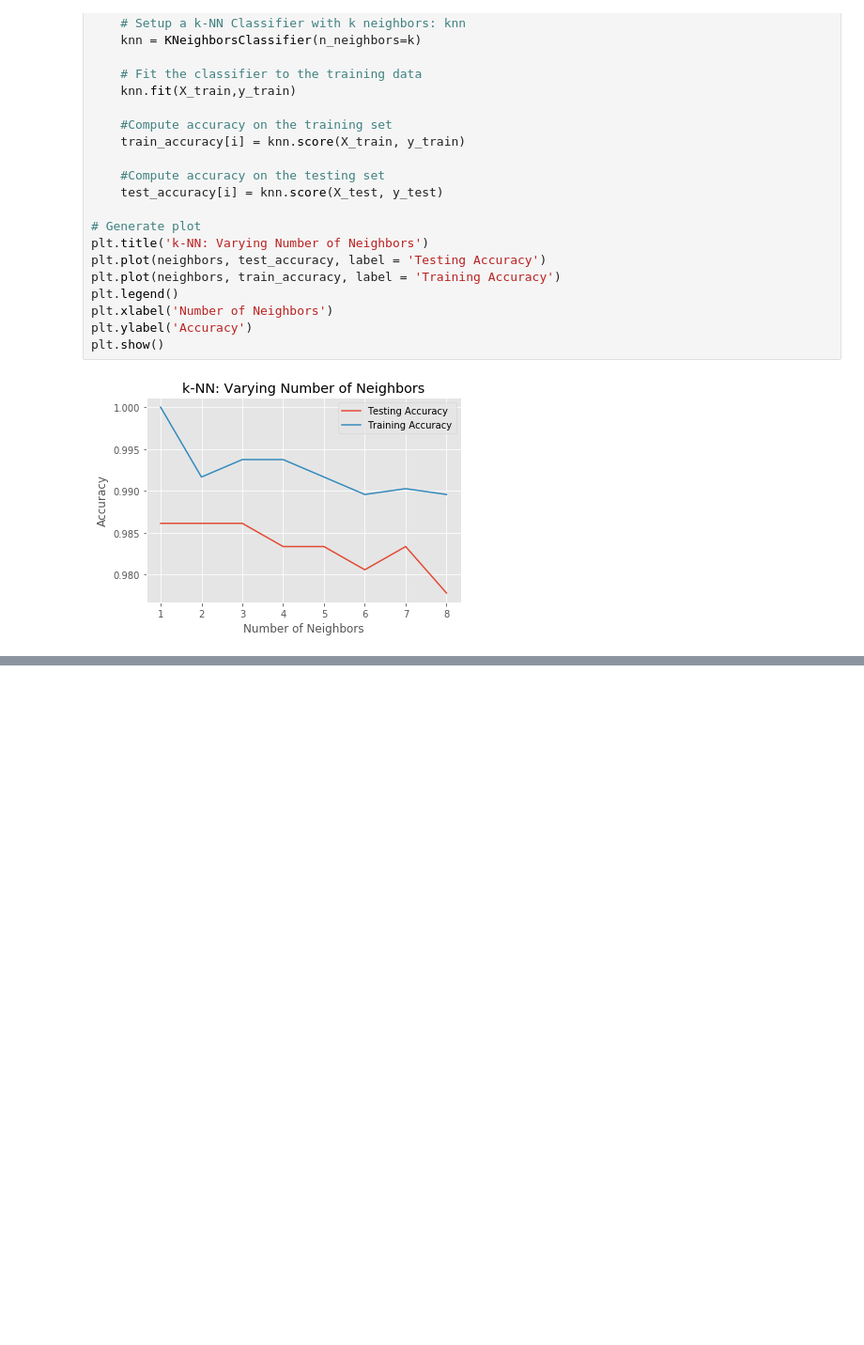
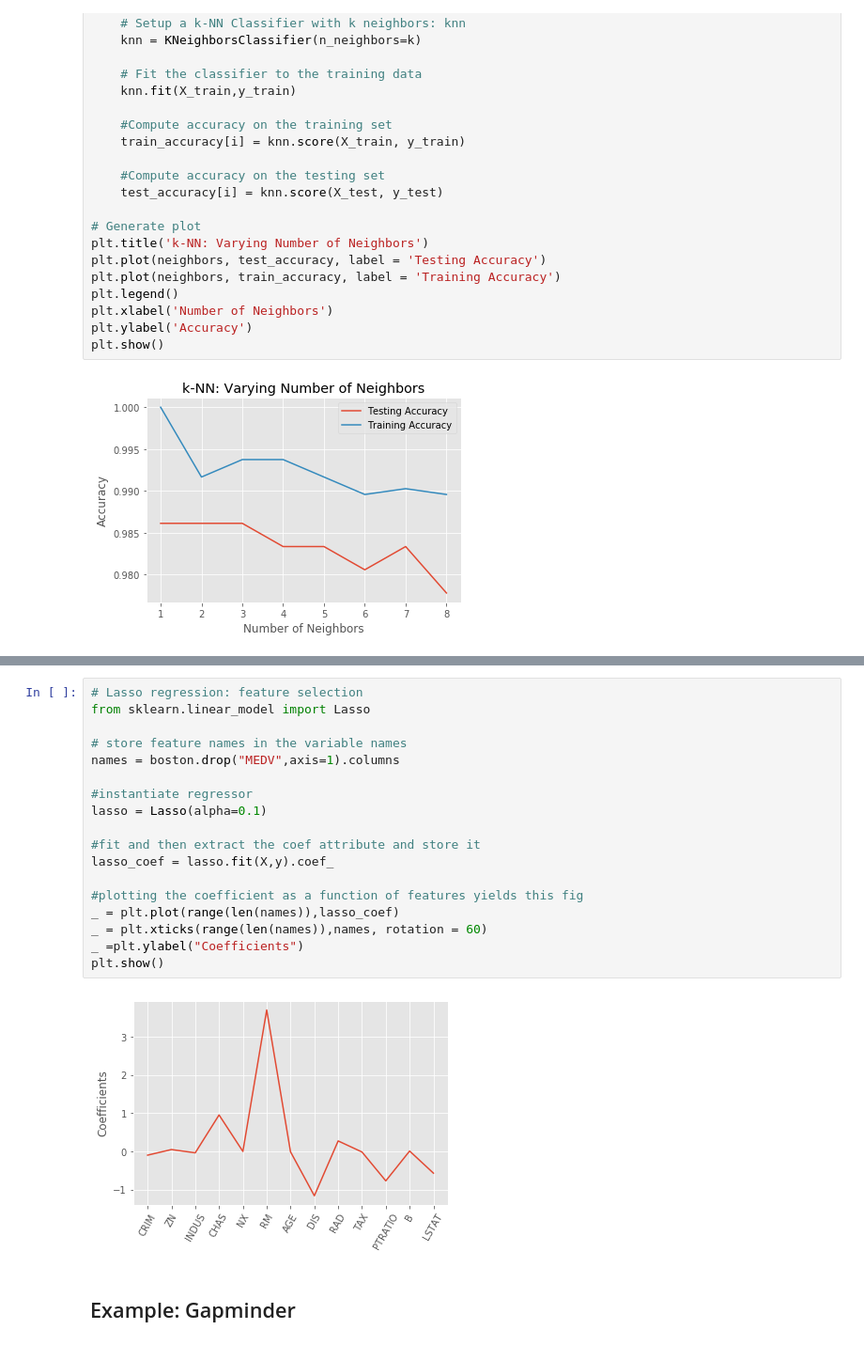
Before and after one commit to etherion-1337/Machine_Learning_basics, a Jupyter notebook: python_scikit_learn.ipynb, the cells around one changed output, grey strips where cells are left out. Shown: that part at 94% size. Saved outputs shown, nothing was run; the diff lists cells and outputs as text; blank space fills up the shorter version.

```diff
--- a/python_scikit_learn.ipynb
+++ b/python_scikit_learn.ipynb
@@ -321,0 +507,22 @@ FileNotFoundError: [Errno 2] File b'../data/boston.csv' does not exist: b'../dat
+# %%
+# Lasso regression: feature selection
+from sklearn.linear_model import Lasso
+
+# store feature names in the variable names
+names = boston.drop("MEDV",axis=1).columns
+
+#instantiate regressor
+lasso = Lasso(alpha=0.1)
+
+#fit and then extract the coef attribute and store it
+lasso_coef = lasso.fit(X,y).coef_
+
+#plotting the coefficient as a function of features yields this fig
+_ = plt.plot(range(len(names)),lasso_coef)
+_ = plt.xticks(range(len(names)),names, rotation = 60)
+_ =plt.ylabel("Coefficients")
+plt.show()
+# %% [output]
+[figure, added]
+# %% [markdown]
+## Example: Gapminder
```
Also changed, not shown: parts of 20 cells of this notebook, 1 other file.
